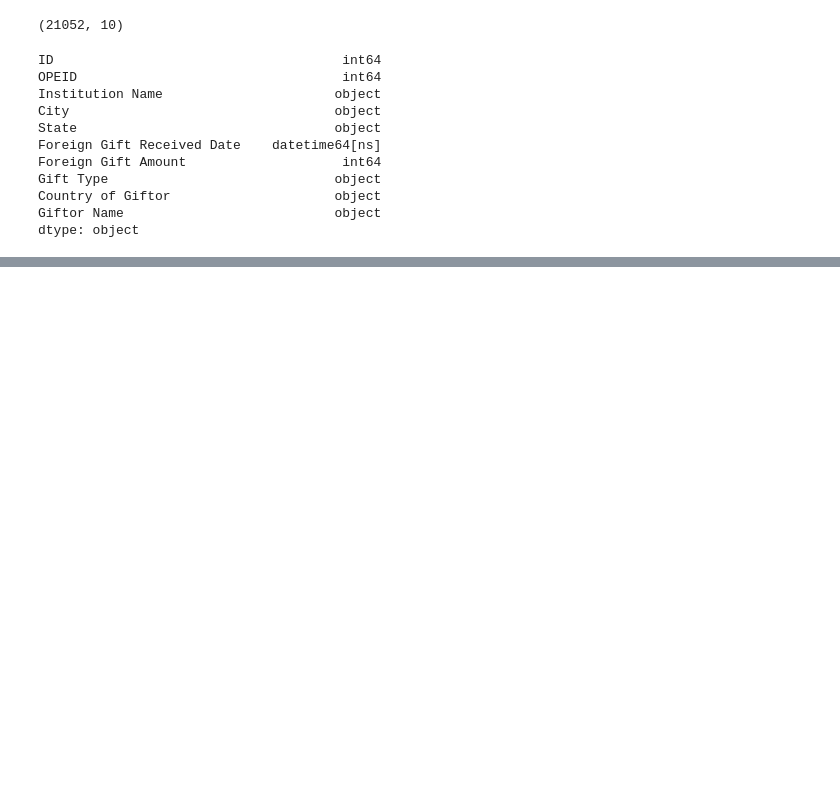
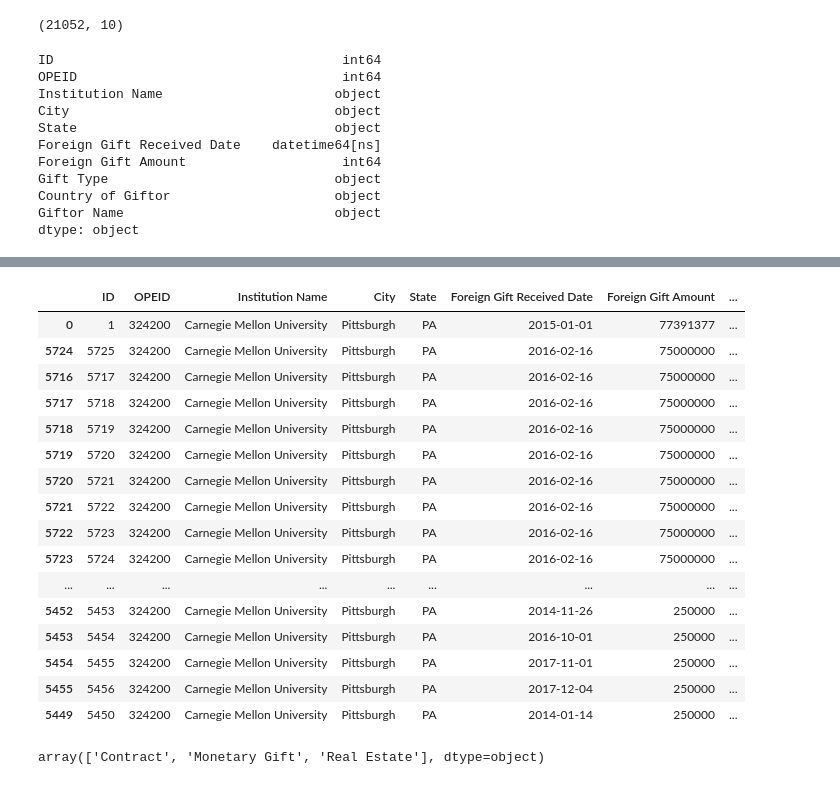
Before and after one commit to Humera97/Data-Studio, a Jupyter notebook: us_college_foreign_gifts/Cleaning and Exploring Data.ipynb, the cells around one changed output, grey strips where cells are left out. Saved outputs shown, nothing was run; the diff lists cells and outputs as text; code cells hidden in the pictures; blank space fills up the shorter version.

```diff
--- a/us_college_foreign_gifts/Cleaning and Exploring Data.ipynb
+++ b/us_college_foreign_gifts/Cleaning and Exploring Data.ipynb
@@ -38,0 +124,24 @@ dtype: object
+# %%
+df[df['Institution Name']=='Carnegie Mellon University'].sort_values(by ='Foreign Gift Amount', ascending=False)
+# %% [output]
+|  | ID | OPEID | Institution Name | City | State | Foreign Gift Received Date | Foreign Gift Amount | ... |
+| 0 | 1 | 324200 | Carnegie Mellon University | Pittsburgh | PA | 2015-01-01 | 77391377 | ... |
+| 5724 | 5725 | 324200 | Carnegie Mellon University | Pittsburgh | PA | 2016-02-16 | 75000000 | ... |
+| 5716 | 5717 | 324200 | Carnegie Mellon University | Pittsburgh | PA | 2016-02-16 | 75000000 | ... |
+| 5717 | 5718 | 324200 | Carnegie Mellon University | Pittsburgh | PA | 2016-02-16 | 75000000 | ... |
+| 5718 | 5719 | 324200 | Carnegie Mellon University | Pittsburgh | PA | 2016-02-16 | 75000000 | ... |
+| 5719 | 5720 | 324200 | Carnegie Mellon University | Pittsburgh | PA | 2016-02-16 | 75000000 | ... |
+| 5720 | 5721 | 324200 | Carnegie Mellon University | Pittsburgh | PA | 2016-02-16 | 75000000 | ... |
+| 5721 | 5722 | 324200 | Carnegie Mellon University | Pittsburgh | PA | 2016-02-16 | 75000000 | ... |
+| 5722 | 5723 | 324200 | Carnegie Mellon University | Pittsburgh | PA | 2016-02-16 | 75000000 | ... |
+| 5723 | 5724 | 324200 | Carnegie Mellon University | Pittsburgh | PA | 2016-02-16 | 75000000 | ... |
+| ... | ... | ... | ... | ... | ... | ... | ... | ... |
+| 5452 | 5453 | 324200 | Carnegie Mellon University | Pittsburgh | PA | 2014-11-26 | 250000 | ... |
+| 5453 | 5454 | 324200 | Carnegie Mellon University | Pittsburgh | PA | 2016-10-01 | 250000 | ... |
+| 5454 | 5455 | 324200 | Carnegie Mellon University | Pittsburgh | PA | 2017-11-01 | 250000 | ... |
+| 5455 | 5456 | 324200 | Carnegie Mellon University | Pittsburgh | PA | 2017-12-04 | 250000 | ... |
+| 5449 | 5450 | 324200 | Carnegie Mellon University | Pittsburgh | PA | 2014-01-14 | 250000 | ... |
+# %%
+df['Gift Type'].unique()
+# %% [output]
+array(['Contract', 'Monetary Gift', 'Real Estate'], dtype=object)
```
Also changed, not shown: parts of 19 cells of this notebook.
